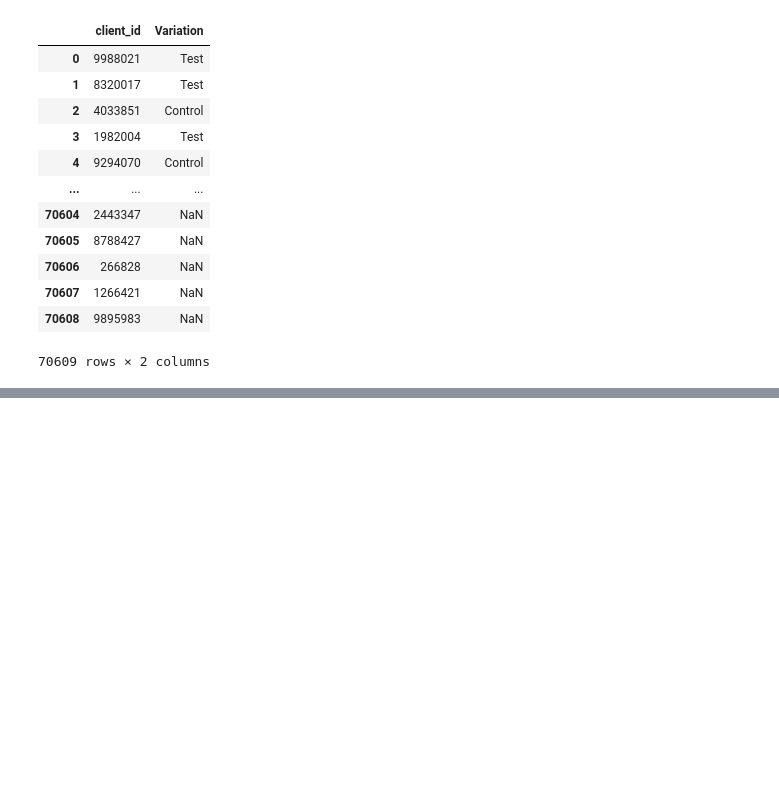
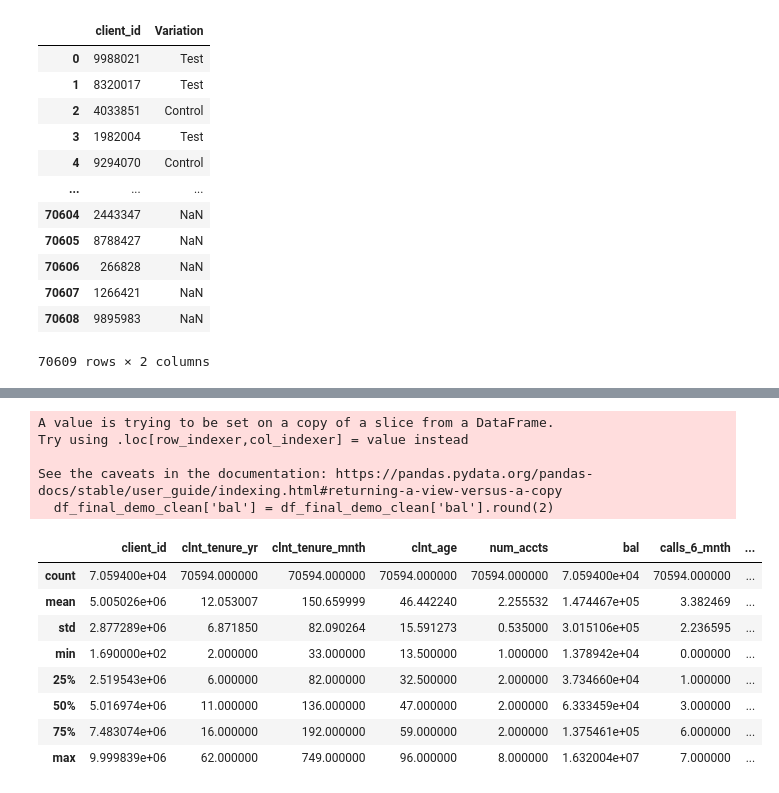
Before and after one commit to TimoLischke/Vanguard_project, a Jupyter notebook: Vanguard_project_data_cleaning.ipynb, the cells around one changed output, grey strips where cells are left out. Drawn from its saved outputs; the diff is of its cells as text; code cells hidden in the pictures; blank space fills up the shorter version.

```diff
--- a/Vanguard_project_data_cleaning.ipynb
+++ b/Vanguard_project_data_cleaning.ipynb
@@ -96,0 +267,19 @@ df_final_experiment_clients
+# %%
+# bal column rounding
+df_final_demo_clean['bal'] = df_final_demo_clean['bal'].round(2)
+df_final_demo_clean.describe()
+# %% [output]
+A value is trying to be set on a copy of a slice from a DataFrame.
+Try using .loc[row_indexer,col_indexer] = value instead
+
+See the caveats in the documentation: https://pandas.pydata.org/pandas-docs/stable/user_guide/indexing.html#returning-a-view-versus-a-copy
+  df_final_demo_clean['bal'] = df_final_demo_clean['bal'].round(2)
+|  | client_id | clnt_tenure_yr | clnt_tenure_mnth | clnt_age | num_accts | bal | calls_6_mnth | ... |
+| count | 7.059400e+04 | 70594.000000 | 70594.000000 | 70594.000000 | 70594.000000 | 7.059400e+04 | 70594.000000 | ... |
+| mean | 5.005026e+06 | 12.053007 | 150.659999 | 46.442240 | 2.255532 | 1.474467e+05 | 3.382469 | ... |
+| std | 2.877289e+06 | 6.871850 | 82.090264 | 15.591273 | 0.535000 | 3.015106e+05 | 2.236595 | ... |
+| min | 1.690000e+02 | 2.000000 | 33.000000 | 13.500000 | 1.000000 | 1.378942e+04 | 0.000000 | ... |
+| 25% | 2.519543e+06 | 6.000000 | 82.000000 | 32.500000 | 2.000000 | 3.734660e+04 | 1.000000 | ... |
+| 50% | 5.016974e+06 | 11.000000 | 136.000000 | 47.000000 | 2.000000 | 6.333459e+04 | 3.000000 | ... |
+| 75% | 7.483074e+06 | 16.000000 | 192.000000 | 59.000000 | 2.000000 | 1.375461e+05 | 6.000000 | ... |
+| max | 9.999839e+06 | 62.000000 | 749.000000 | 96.000000 | 8.000000 | 1.632004e+07 | 7.000000 | ... |
```
Also changed, not shown: parts of 18 cells of this notebook, 2 other files.
